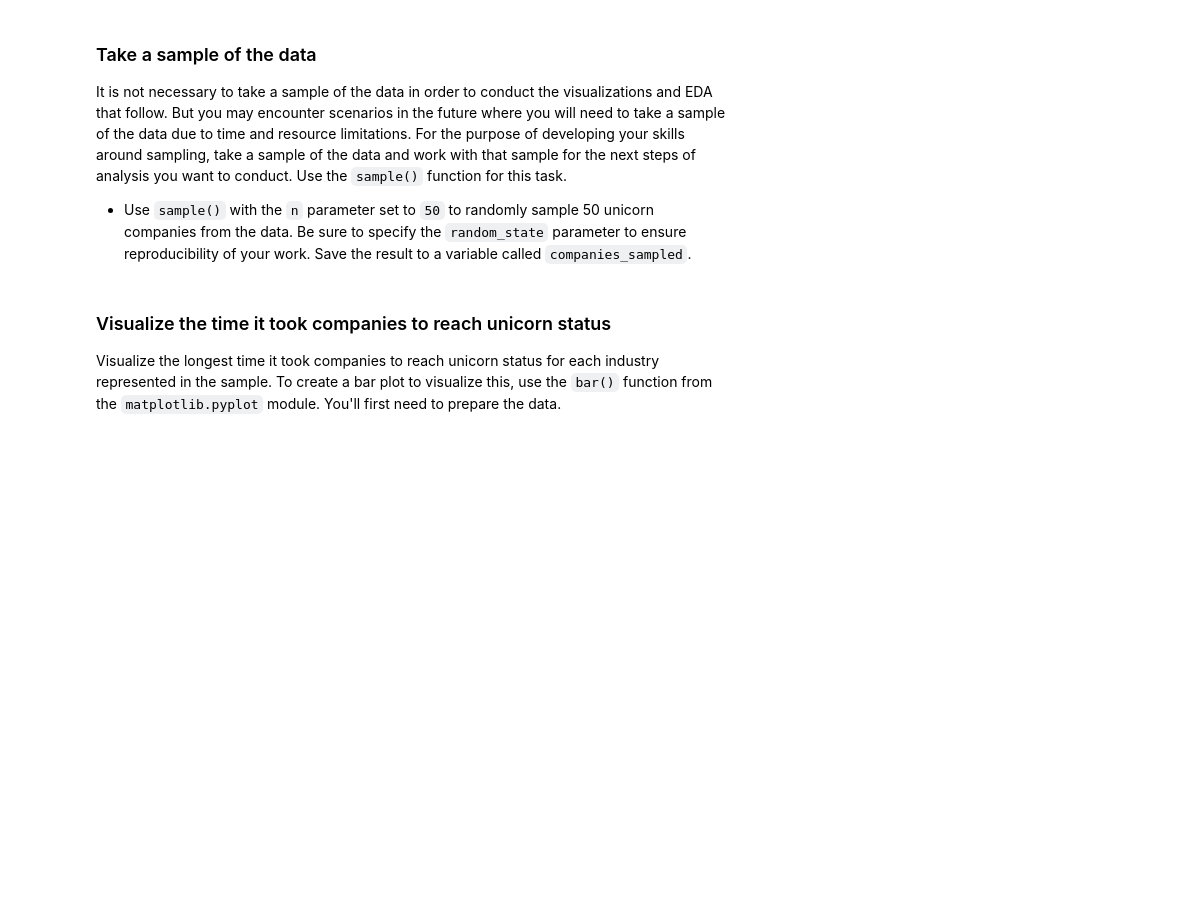
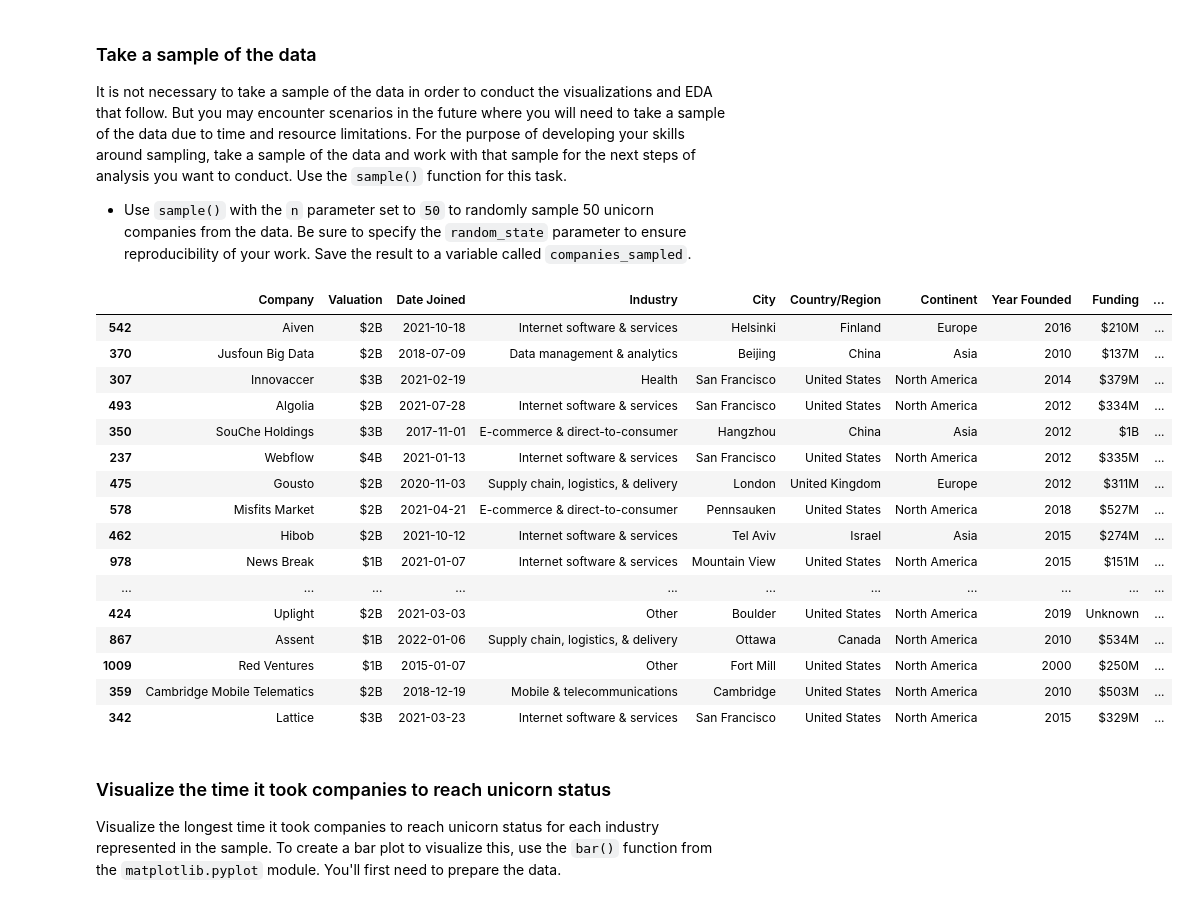
Before and after one commit to orejandro79/google_advanced_analytics_labs, a Jupyter notebook: GO BEYOND THE NUMBERS/Unicorn_Companies.ipynb, the cells around one changed output. Saved outputs shown, nothing was run; the diff lists cells and outputs as text; code cells hidden in the pictures; blank space fills up the shorter version.

```diff
--- a/GO BEYOND THE NUMBERS/Unicorn_Companies.ipynb
+++ b/GO BEYOND THE NUMBERS/Unicorn_Companies.ipynb
@@ -260,7 +270,26 @@ It is not necessary to take a sample of the data in order to conduct the visuali
 # %%
 # Sample the data
 
-### YOUR CODE HERE ###
+companies_sample = companies.sample(n = 50, random_state = 42)
+companies_sample
+# %% [output]
+|  | Company | Valuation | Date Joined | Industry | City | Country/Region | Continent | Year Founded | Funding | ... |
+| 542 | Aiven | $2B | 2021-10-18 | Internet software & services | Helsinki | Finland | Europe | 2016 | $210M | ... |
+| 370 | Jusfoun Big Data | $2B | 2018-07-09 | Data management & analytics | Beijing | China | Asia | 2010 | $137M | ... |
+| 307 | Innovaccer | $3B | 2021-02-19 | Health | San Francisco | United States | North America | 2014 | $379M | ... |
+| 493 | Algolia | $2B | 2021-07-28 | Internet software & services | San Francisco | United States | North America | 2012 | $334M | ... |
+| 350 | SouChe Holdings | $3B | 2017-11-01 | E-commerce & direct-to-consumer | Hangzhou | China | Asia | 2012 | $1B | ... |
+| 237 | Webflow | $4B | 2021-01-13 | Internet software & services | San Francisco | United States | North America | 2012 | $335M | ... |
+| 475 | Gousto | $2B | 2020-11-03 | Supply chain, logistics, & delivery | London | United Kingdom | Europe | 2012 | $311M | ... |
+| 578 | Misfits Market | $2B | 2021-04-21 | E-commerce & direct-to-consumer | Pennsauken | United States | North America | 2018 | $527M | ... |
+| 462 | Hibob | $2B | 2021-10-12 | Internet software & services | Tel Aviv | Israel | Asia | 2015 | $274M | ... |
+| 978 | News Break | $1B | 2021-01-07 | Internet software & services | Mountain View | United States | North America | 2015 | $151M | ... |
+| ... | ... | ... | ... | ... | ... | ... | ... | ... | ... | ... |
+| 424 | Uplight | $2B | 2021-03-03 | Other | Boulder | United States | North America | 2019 | Unknown | ... |
+| 867 | Assent | $1B | 2022-01-06 | Supply chain, logistics, & delivery | Ottawa | Canada | North America | 2010 | $534M | ... |
+| 1009 | Red Ventures | $1B | 2015-01-07 | Other | Fort Mill | United States | North America | 2000 | $250M | ... |
+| 359 | Cambridge Mobile Telematics | $2B | 2018-12-19 | Mobile & telecommunications | Cambridge | United States | North America | 2010 | $503M | ... |
+| 342 | Lattice | $3B | 2021-03-23 | Internet software & services | San Francisco | United States | North America | 2015 | $329M | ... |
 # %% [markdown]
 ### Visualize the time it took companies to reach unicorn status
 
```
Also changed, not shown: parts of 13 cells of this notebook.
